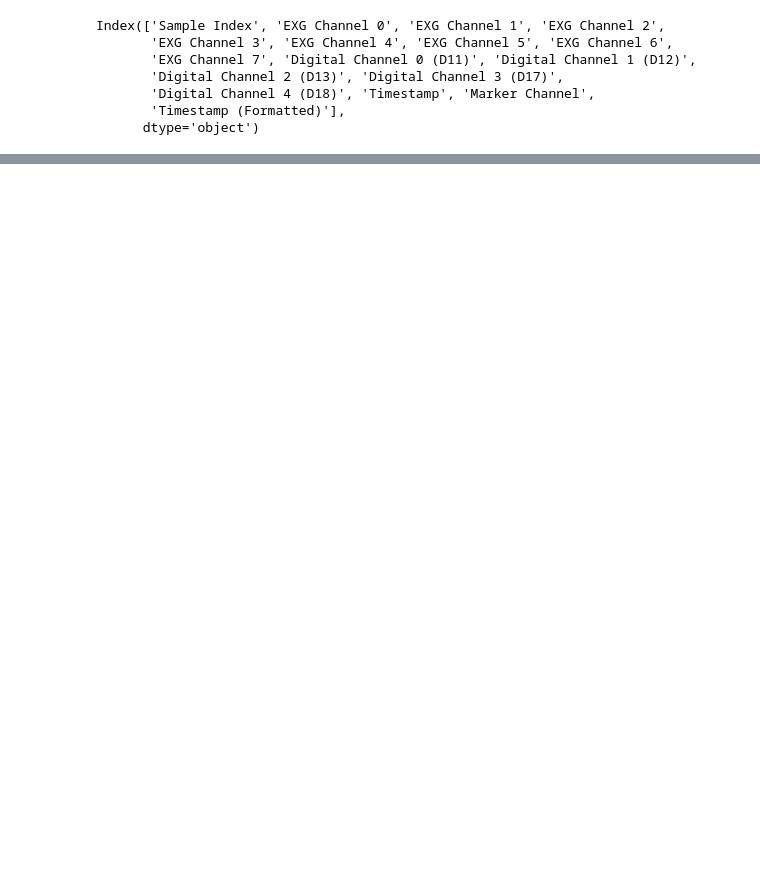
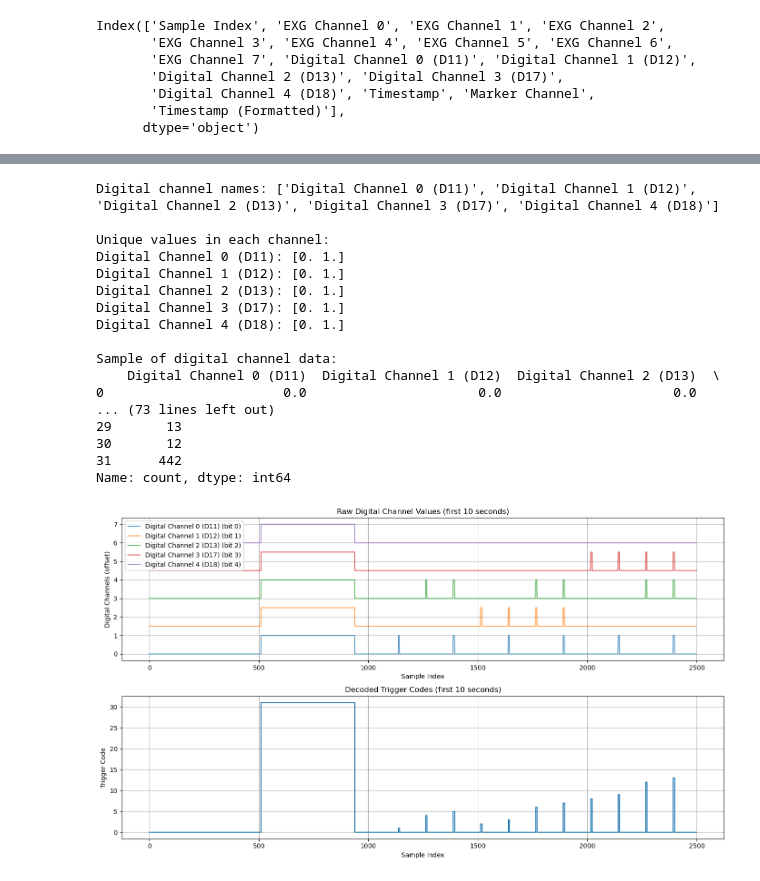
Before and after one commit to SURGE-NeuroTech-Club/p3-battle-ships, a Jupyter notebook: EEG_Analysis/trigger_code_check.ipynb, the cells around one changed output, grey strips where cells are left out. Cells and saved outputs as stored; diff of their text form; code cells hidden in the pictures; blank space fills up the shorter version.

```diff
--- a/EEG_Analysis/trigger_code_check.ipynb
+++ b/EEG_Analysis/trigger_code_check.ipynb
@@ -76,0 +177,57 @@ df_small[df_small.columns[9:14]]
+# %%
+# Check what the digital channels actually contain
+digital_channels = df.columns[9:14].tolist()
+print("Digital channel names:", digital_channels)
+print("\nUnique values in each channel:")
+for ch in digital_channels:
+    print(f"{ch}: {df[ch].unique()}")
+
+# Look at a small section where triggers should be
+print("\nSample of digital channel data:")
+print(df[digital_channels].head(20))
+
+# Check the decoded trigger codes
+trigger_codes = decode_trigger_codes(df)
+print("\nUnique trigger codes:", sorted(trigger_codes.unique()))
+print("Trigger code value counts:")
+print(trigger_codes.value_counts().sort_index())
+
+# Visualize the decoded codes more clearly
+fig, (ax1, ax2) = plt.subplots(2, 1, figsize=(14, 8))
+
+# Plot raw digital channels
+for i, ch in enumerate(digital_channels):
+    ax1.plot(df.index[:sfreq*10], df[ch].iloc[:sfreq*10] + i*1.5, label=f'{ch} (bit {i})', alpha=0.7)
+ax1.set_ylabel('Digital Channels (offset)')
+ax1.set_xlabel('Sample Index')
+ax1.legend()
+ax1.grid(True)
+ax1.set_title('Raw Digital Channel Values (first 10 seconds)')
+
+# Plot decoded trigger codes
+ax2.plot(df.index[:sfreq*10], trigger_codes.iloc[:sfreq*10], drawstyle='steps-post')
+ax2.set_ylabel('Trigger Code')
+ax2.set_xlabel('Sample Index')
+ax2.grid(True)
+ax2.set_title('Decoded Trigger Codes (first 10 seconds)')
+plt.tight_layout()
+plt.show()
+# %% [output]
+Digital channel names: ['Digital Channel 0 (D11)', 'Digital Channel 1 (D12)', 'Digital Channel 2 (D13)', 'Digital Channel 3 (D17)', 'Digital Channel 4 (D18)']
+
+Unique values in each channel:
+Digital Channel 0 (D11): [0. 1.]
+Digital Channel 1 (D12): [0. 1.]
+Digital Channel 2 (D13): [0. 1.]
+Digital Channel 3 (D17): [0. 1.]
+Digital Channel 4 (D18): [0. 1.]
+
+Sample of digital channel data:
+    Digital Channel 0 (D11)  Digital Channel 1 (D12)  Digital Channel 2 (D13)  \
+0                       0.0                      0.0                      0.0
+... (73 lines left out)
+29       13
+30       12
+31      442
+Name: count, dtype: int64
+[figure, added]
```
Also changed, not shown: parts of 9 cells of this notebook, 9 other files.
